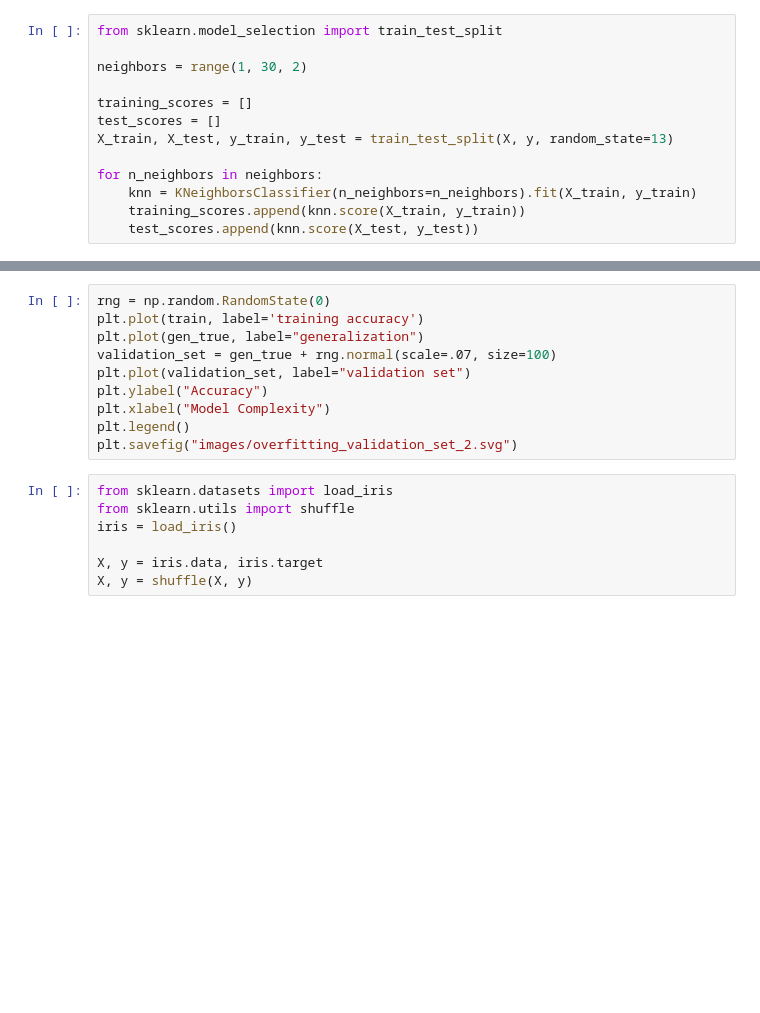
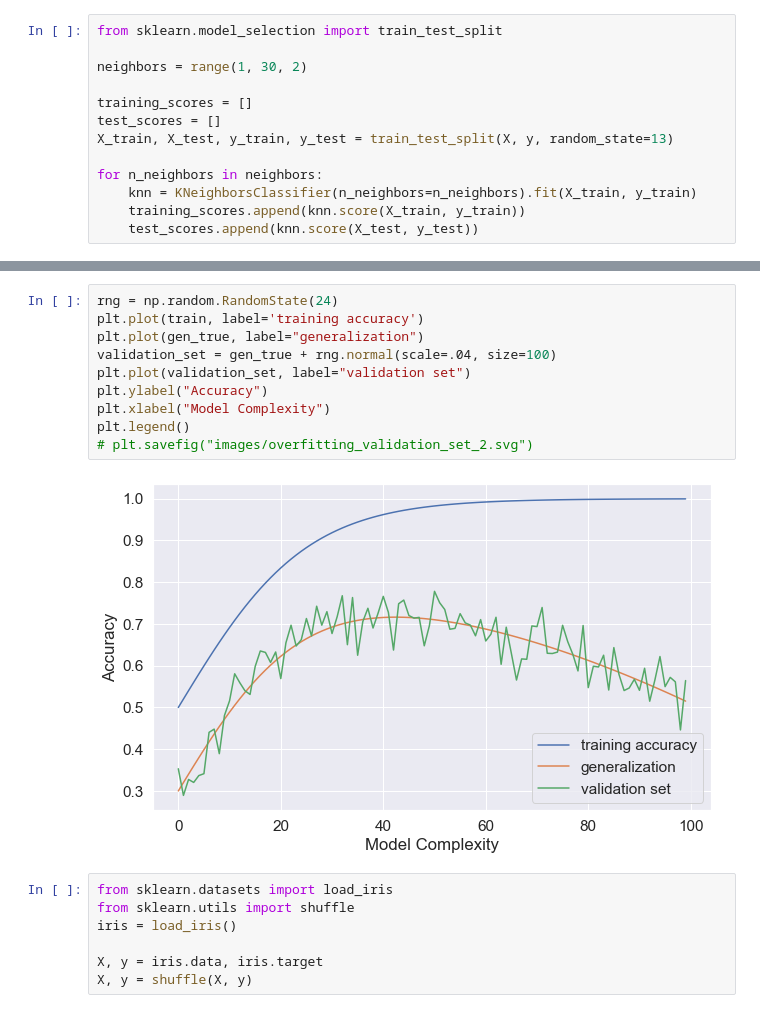
Before and after one commit to thomasjpfan/ml-workshop-intermediate-1-of-2, a Jupyter notebook: notebooks/slide-images.ipynb, the cells around one changed output, grey strips where cells are left out. Drawn from its saved outputs; the diff is of its cells as text; blank space fills up the shorter version.

Commit message:
ENH Better images

```diff
--- a/notebooks/slide-images.ipynb
+++ b/notebooks/slide-images.ipynb
@@ -83,13 +91,15 @@ plt.savefig("images/overfitting_validation_set_1.svg")
 # %%
-rng = np.random.RandomState(0)
+rng = np.random.RandomState(24)
 plt.plot(train, label='training accuracy')
 plt.plot(gen_true, label="generalization")
-validation_set = gen_true + rng.normal(scale=.07, size=100)
+validation_set = gen_true + rng.normal(scale=.04, size=100)
 plt.plot(validation_set, label="validation set")
 plt.ylabel("Accuracy")
 plt.xlabel("Model Complexity")
 plt.legend()
-plt.savefig("images/overfitting_validation_set_2.svg")
+# plt.savefig("images/overfitting_validation_set_2.svg")
+# %% [output]
+[figure, added]
 # %%
 from sklearn.datasets import load_iris
 from sklearn.utils import shuffle
```
Also changed, not shown: parts of 6 cells of this notebook, 7 other files.
